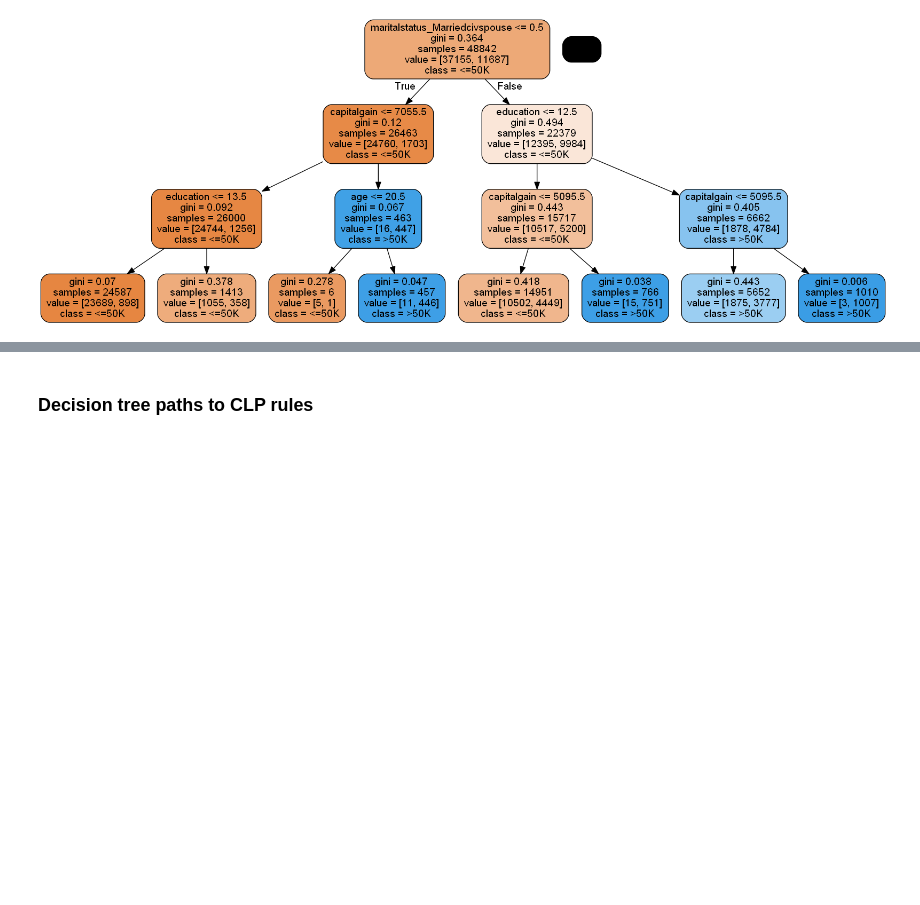
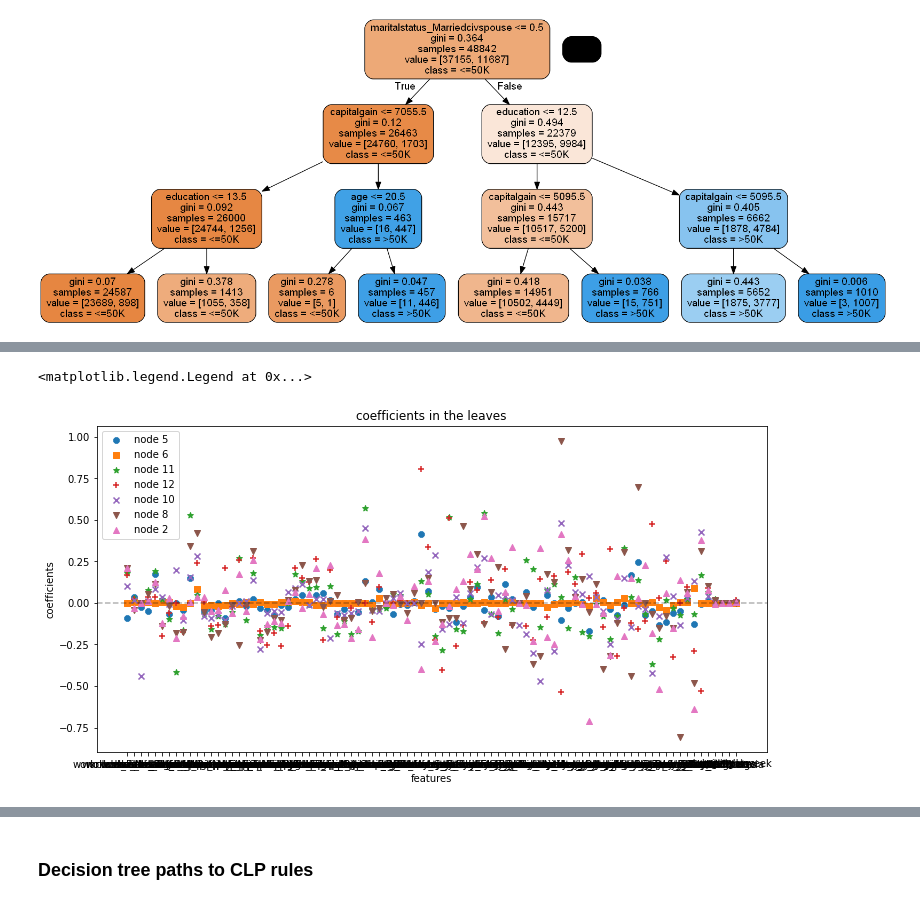
Before and after one commit to ruggieris/dautils, a Jupyter notebook: notebooks/working_example_Decision_Tree.ipynb, the cells around one changed output, grey strips where cells are left out. Cells and saved outputs as stored; diff of their text form; code cells hidden in the pictures; blank space fills up the shorter version.

```diff
--- a/notebooks/working_example_Decision_Tree.ipynb
+++ b/notebooks/working_example_Decision_Tree.ipynb
@@ -111,0 +126,17 @@ Image(graph.create_png())
+# %%
+## Extract coefficients at the leaves
+leaves = clf2.summary(only_leaves=True)
+markers = '8s*+xv^.'
+
+plt.figure(figsize=(12,6))
+for m,(i,l) in enumerate(leaves.items()):
+    plt.scatter(range(X.shape[1]), l['models'].coef_, marker=markers[m], label="node {}".format(i))
+
+plt.axhline(0, c='black', linestyle='--', alpha=0.3)
+plt.title('coefficients in the leaves')
+plt.xticks(range(X.shape[1]), X.columns)
+plt.ylabel('coefficients'); plt.xlabel('features')
+plt.legend()
+# %% [output]
+<matplotlib.legend.Legend at 0x...>
+[figure, added]
```
Also changed, not shown: parts of 7 cells of this notebook, 1 other file.
